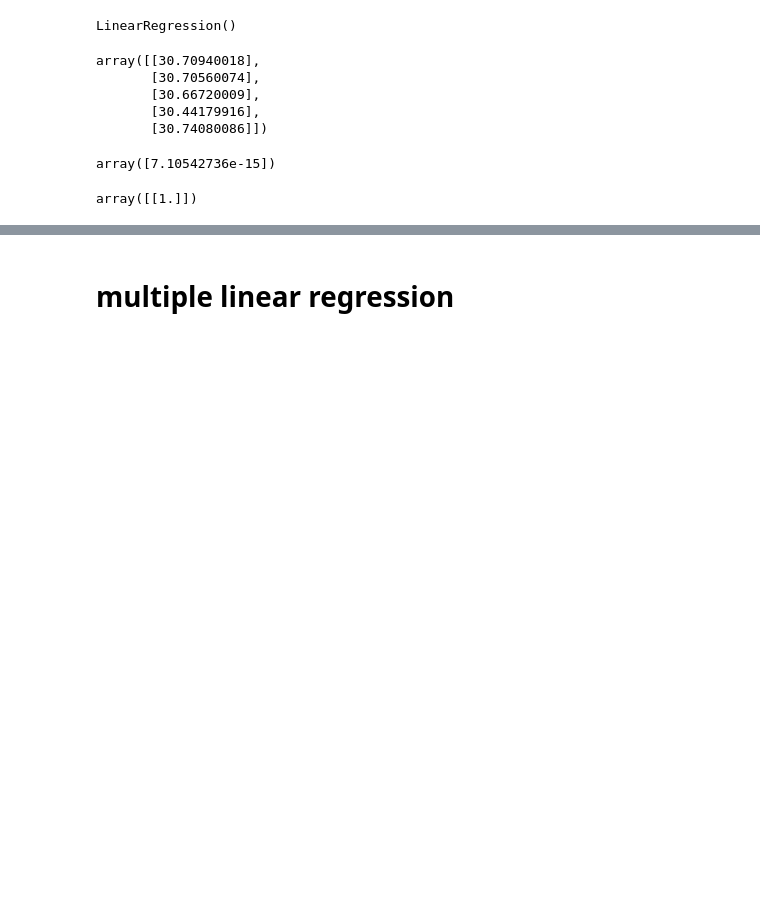
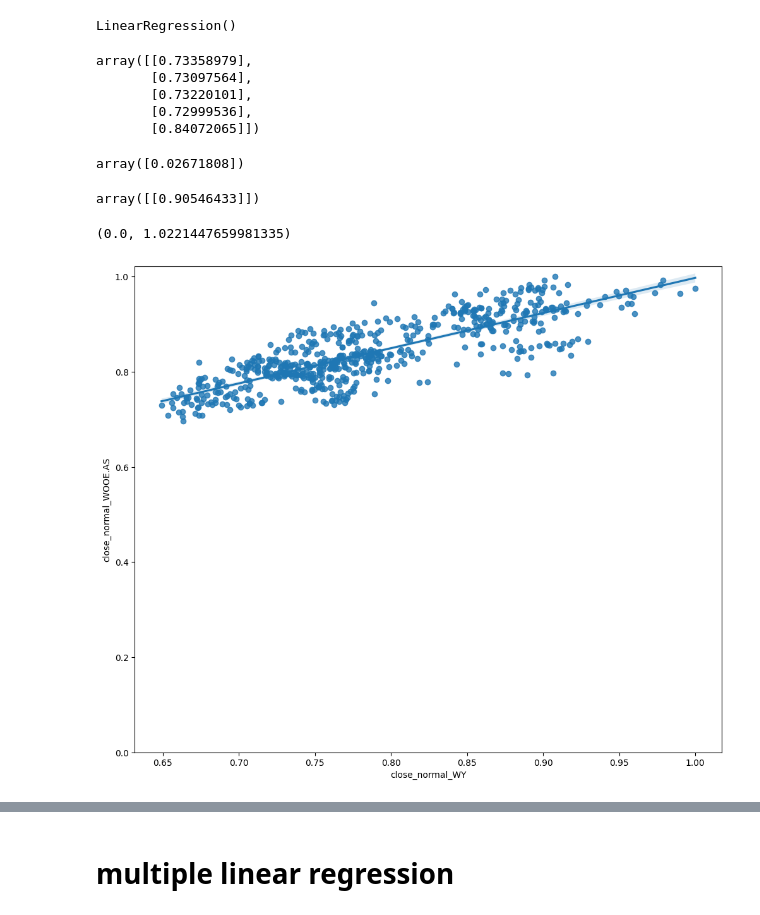
Before and after one commit to scaja/python_libraries_toolkits_for_modern_day_analysts_deprecated, a Jupyter notebook: 04_data_modeling.ipynb, the cells around one changed output, grey strips where cells are left out. Saved outputs shown, nothing was run; the diff lists cells and outputs as text; code cells hidden in the pictures; blank space fills up the shorter version.

Commit message:
interpretation data understanding

```diff
--- a/04_data_modeling.ipynb
+++ b/04_data_modeling.ipynb
@@ -33,0 +26,25 @@ Y = aux_var_stock_price_2[['Close']]
+# %%
+#ticker_symbols = ['WY', 'SCA-B.ST'] #, 'SUZ', 'SK3.IR', 'IP', 'STERV.HE','RYN', 'WFG', 'WRK', 'PCH']
+
+ticker_symbol_1 = 'WOOE.AS'
+ticker_symbol_2 = 'WY'
+
+# load first item
+company_name = yf.Ticker(ticker_symbol_1).info['longName'].replace(r'/', ' ')
+columns = '`close_normal_' + ticker_symbol_1 + '`'
+conn = sqlite3.connect('stocks_prep.db')
+sql = "SELECT " + columns + " FROM `" + company_name + "`"
+aux_var_stock_price_1 = pd.read_sql(sql,conn)
+
+# load second item
+company_name = yf.Ticker(ticker_symbol_2).info['longName'].replace(r'/', ' ')
+columns = 'close_normal_' + ticker_symbol_2
+conn = sqlite3.connect('stocks_prep.db')
+sql = "SELECT " + columns + " FROM `" + company_name + "`"
+aux_var_stock_price_2 = pd.read_sql(sql,conn)
+
+X = aux_var_stock_price_1
+Y = aux_var_stock_price_2
+# %%
+aux_var_stock_prices = pd.concat([aux_var_stock_price_1, aux_var_stock_price_2], axis=1)
+print(aux_var_stock_prices)
@@ -39,16 +71,25 @@ LinearRegression()
 Yhat=lm.predict(X)
 Yhat[0:5]
 # %% [output]
-array([[30.70940018],
-       [30.70560074],
-       [30.66720009],
-       [30.44179916],
-       [30.74080086]])
+array([[0.73358979],
+       [0.73097564],
+       [0.73220101],
+       [0.72999536],
+       [0.84072065]])
 # %%
 lm.intercept_
 # %% [output]
-array([7.10542736e-15])
+array([0.02671808])
 # %%
 lm.coef_
 # %% [output]
-array([[1.]])
+array([[0.90546433]])
+# %%
+width = 12
+height = 10
+plt.figure(figsize=(width, height))
+sns.regplot(x="close_normal_WY", y="close_normal_WOOE.AS", data=aux_var_stock_prices)
+plt.ylim(0,)
+# %% [output]
+(0.0, 1.0221447659981335)
+[figure, added]
```
Also changed, not shown: parts of 53 cells of this notebook, 2 other files.
